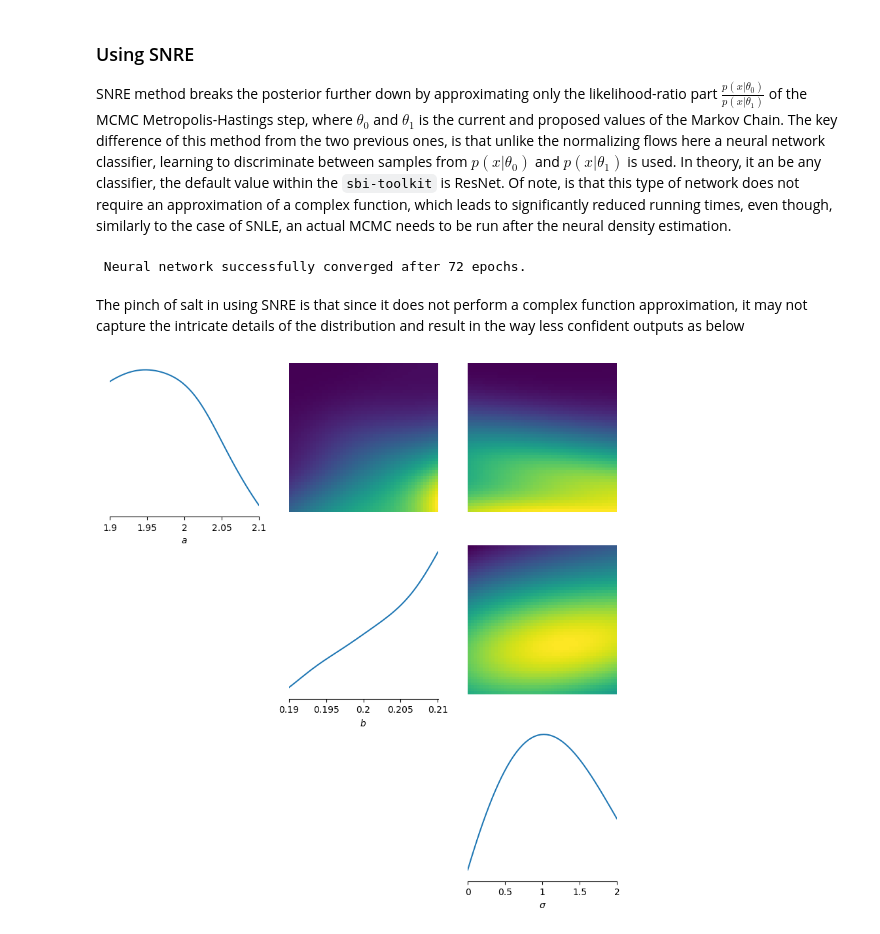
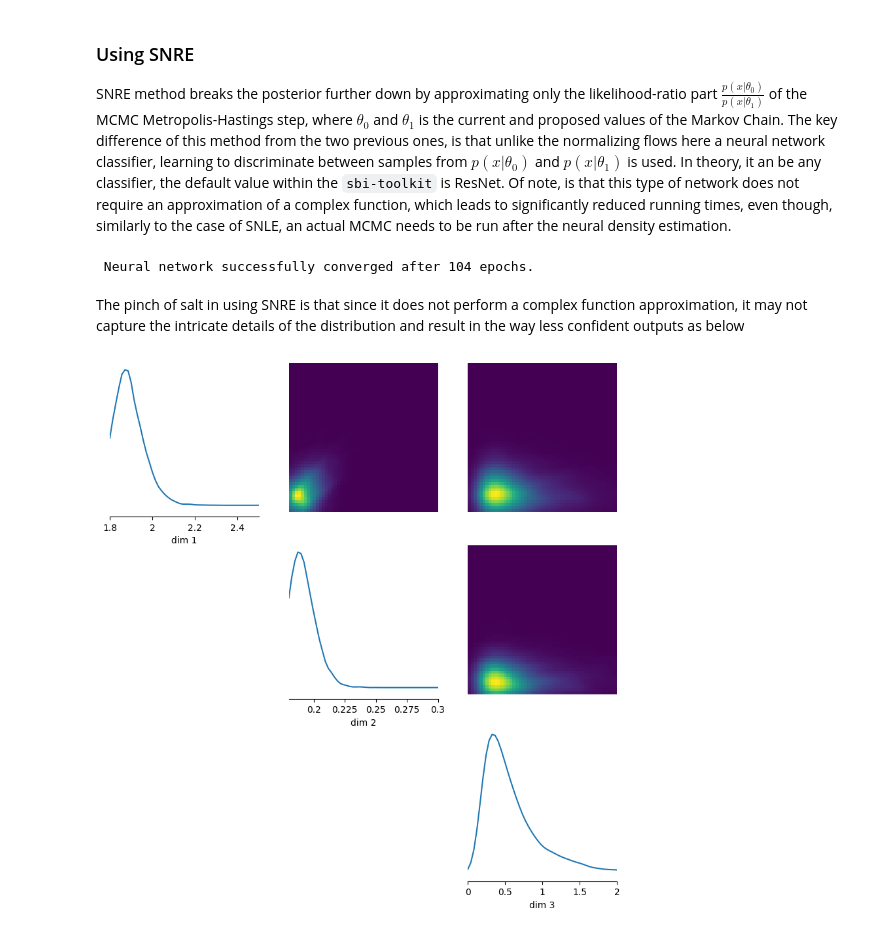
Before and after one commit to albazarova/sbi_intro, a Jupyter notebook: notebooks/2_MCMC_vs_sbi_ODE.ipynb, the cells around one changed output. Cells and saved outputs as stored; diff of their text form; code cells hidden in the pictures.

```diff
--- a/notebooks/2_MCMC_vs_sbi_ODE.ipynb
+++ b/notebooks/2_MCMC_vs_sbi_ODE.ipynb
@@ -228,5 +197,0 @@ simulator = process_simulator(simulator, prior, prior_returns_numpy)
-# %%
-from sbi.inference import simulate_for_sbi
-
-num_simulations = 5000
-theta, x = simulate_for_sbi(simulator, prior, num_simulations, num_workers=40)
@@ -238,0 +198,7 @@ posterior_net = inference.append_simulations(theta, x).train()
+# %%
+def simulator(theta):
+    trace = run_model(theta[:2], t, X0) + np.random.normal(0, theta[2], size=(len(t), 2))
+    trace=trace.reshape(-1)
+    return torch.as_tensor(trace, dtype=torch.float32)
+
+posterior = infer(simulator, prior, method="SNPE", num_simulations=5000,num_workers=-1)
@@ -285,22 +239,14 @@ fig, out = pairplot(samples_NLE,
 
 SNRE method breaks the posterior further down by approximating only the likelihood-ratio part $\frac{p(x|\theta_0)}{p(x|\theta_1)}$ of the MCMC Metropolis-Hastings step, where $\theta_0$ and $\theta_1$ is the current and proposed values of the Markov Chain. The key difference of this method from the two previous ones, is that unlike the normalizing flows here a neural network classifier, learning to discriminate between samples from $p(x|\theta_0)$ and $p(x|\theta_1)$ is used. In theory, it an be any classifier, the default value within the `sbi-toolkit` is ResNet. Of note, is that this type of network does not require an approximation of a complex function, which leads to significantly reduced running times, even though, similarly to the case of SNLE, an actual MCMC needs to be run after the neural density estimation.
 # %%
-from sbi.inference import SNRE
-inference = SNRE(prior)
-posterior_net = inference.append_simulations(theta, x).train()
+posterior = infer(simulator, prior, method="SNRE", num_simulations=5000,num_workers=-1)
 # %% [output]
- Neural network successfully converged after 72 epochs.
+ Neural network successfully converged after 104 epochs.
 # %%
-posterior_NRE = inference.build_posterior()
-samples_NRE = posterior_NRE.sample((10000,), x=observed_data.reshape(-1))
+samples_NRE = posterior.sample((10000,), x=observed_data.reshape((1,2000)))
 # %% [markdown]
 The pinch of salt in using SNRE is that since it does not perform a complex function approximation, it may not capture the intricate details of the distribution and result in the way less confident outputs as below
 # %%
-fig, out = pairplot(samples_NRE,
-                    limits=[[1.9,2.1],[0.19,0.21],[0.0,2.0]],
-                    fig_kwargs={'fig_size':(3,3)},
-                    upper='kde',
-                    diag='kde',
-                    labels=[r"$a$", r"$b$", r"$\sigma$"])
+fig, out = pairplot(samples_NRE, limits=[[1.8,2.5],[0.18,0.3],[0.0,2.0]], fig_kwargs={'fig_size':(3,3)}, upper='kde', diag='kde')
 # %% [output]
-[figure, old version]
+[figure, new version]
```
Also changed, not shown: parts of 30 cells of this notebook.
